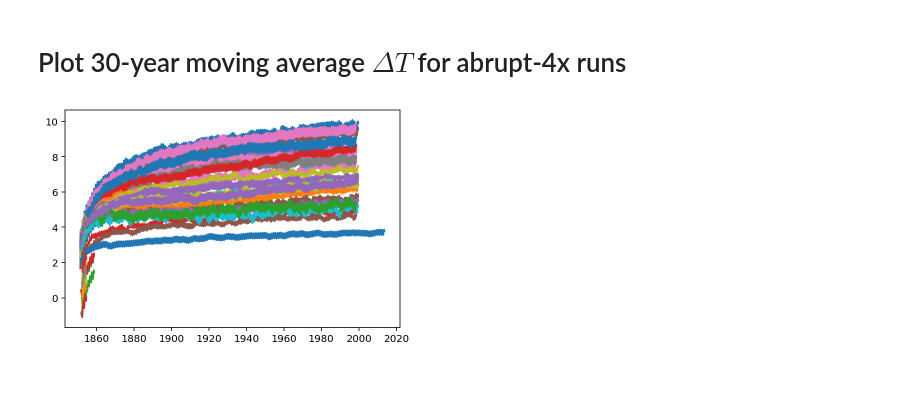
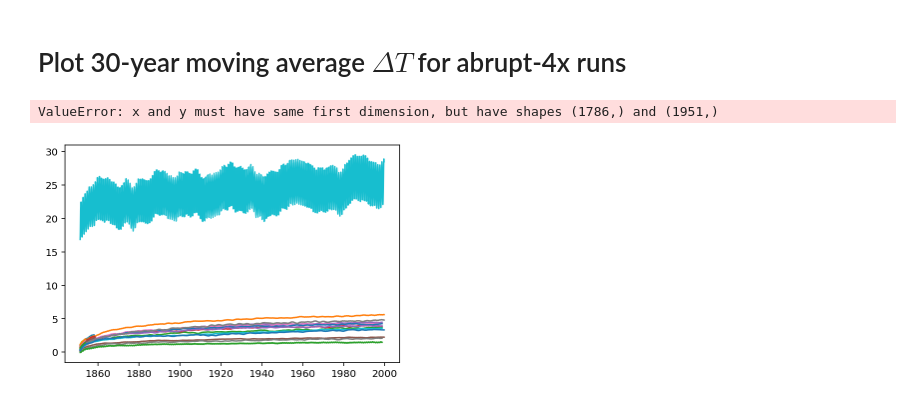
Before and after one commit to galenphall/pangeo_tests, a Jupyter notebook: analysis.ipynb, the cells around one changed output. Saved outputs shown, nothing was run; the diff lists cells and outputs as text; code cells hidden in the pictures.

```diff
--- a/analysis.ipynb
+++ b/analysis.ipynb
@@ -44,18 +49,11 @@ for f, n in ts:
 # %% [markdown]
 Plot 30-year moving average $\Delta T$  for abrupt-4x runs
 =======
-# %%
-ts = load("abrupt-4xCO2",'_ts.npy')
-dates = [d for d in [pd.to_datetime(n[1], errors='coerce') for n in ns[:,1]] if d[0] != 'NaT']
-plt.figure("abrupt-4x runs")
-for f, n in ns:
-    w = 30
-    d = next(d for d in dates if len(d) == len(n[0]))
-    plt.plot_date(d[int(w/2)-1:int(len(n[0])-w/2)],
-                  moving_average(n[0] - n[0,0], w),
-                  xdate=True, fmt='-')
-# %% [output]
-[figure, removed]
+# %%
+plot_time_var('tos','abrupt-4xCO2', 30)
+# %% [output]
+ValueError: x and y must have same first dimension, but have shapes (1786,) and (1951,)
+[figure, added]
 # %%
 def moving_average(x, w):
     return np.convolve(x, np.ones(w), 'valid') / w
```
Also changed, not shown: parts of 6 cells of this notebook, 28 other files.
